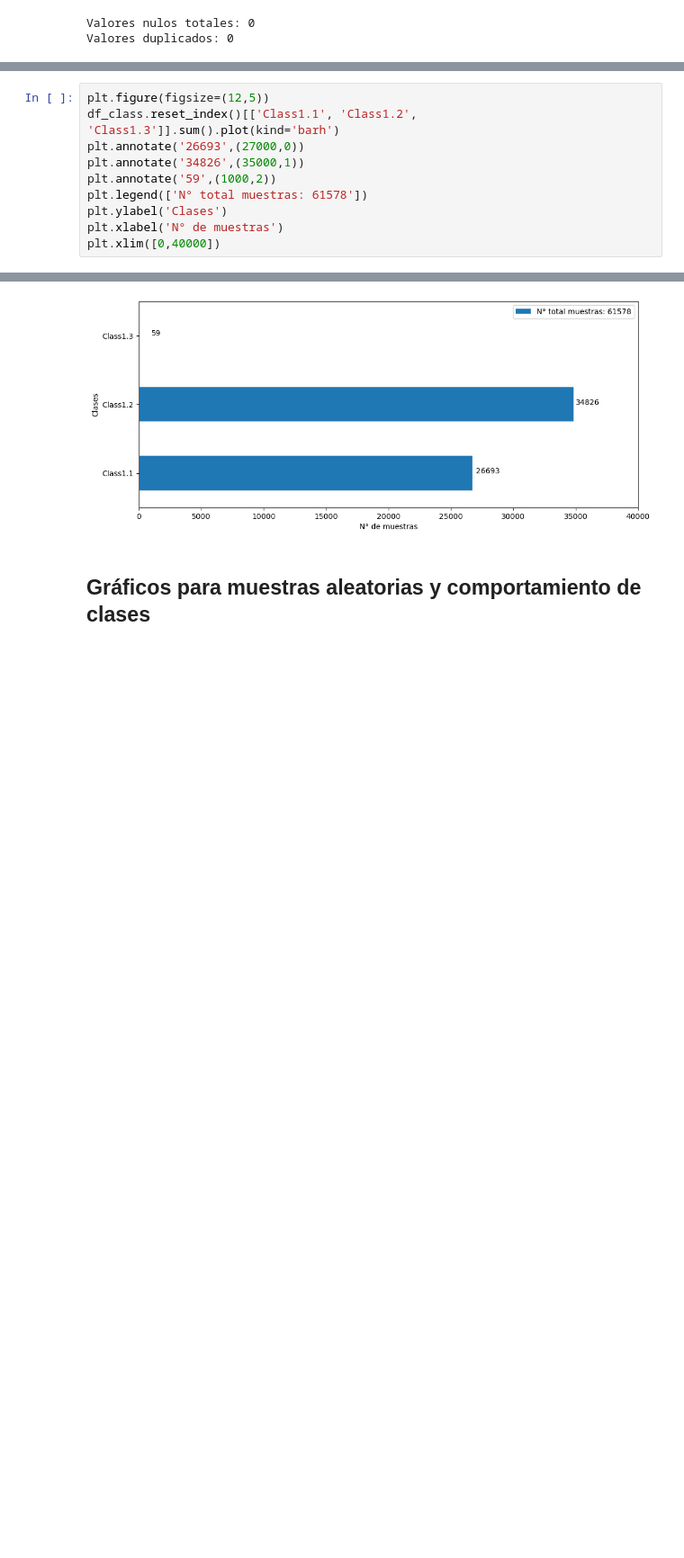
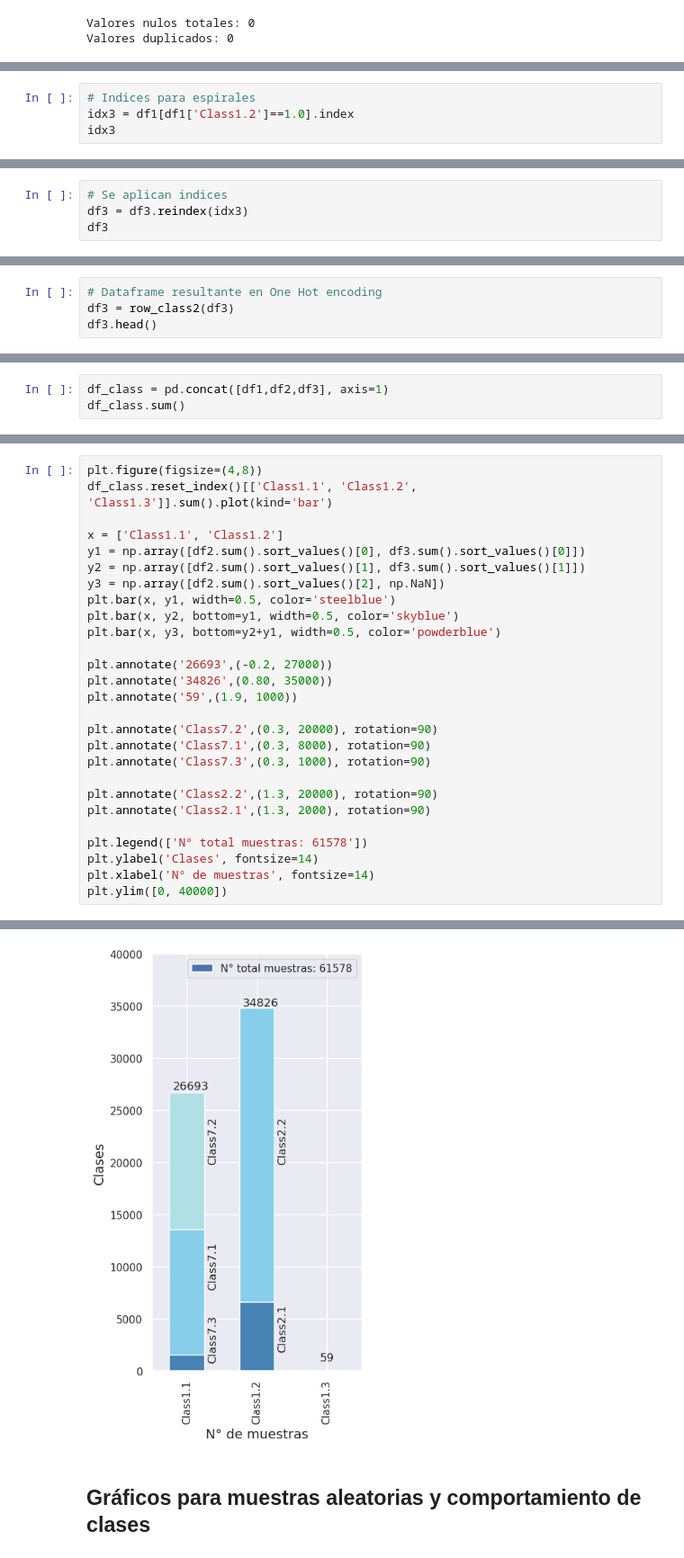
Before and after one commit to madyisus/Dinov2-finetuning-for-galaxy-classification, a Jupyter notebook: Emb2Class.ipynb, the cells around one changed output, grey strips where cells are left out. Shown at 90% size. Drawn from its saved outputs; the diff is of its cells as text; blank space fills up the shorter version.

```diff
--- a/Emb2Class.ipynb
+++ b/Emb2Class.ipynb
@@ -130,0 +214,4 @@ df_class.head()
+# %%
+# Indices para espirales
+idx3 = df1[df1['Class1.2']==1.0].index
+idx3
@@ -130,0 +225,4 @@ df_class.head()
+# %%
+# Se aplican indices
+df3 = df3.reindex(idx3)
+df3
@@ -130,0 +244,4 @@ df_class.head()
+# %%
+# Dataframe resultante en One Hot encoding
+df3 = row_class2(df3)
+df3.head()
@@ -138,0 +279,3 @@ dtype: float64
+# %%
+df_class = pd.concat([df1,df2,df3], axis=1)
+df_class.sum()
@@ -139,15 +292,32 @@ dtype: float64
 # %%
-plt.figure(figsize=(12,5))
-df_class.reset_index()[['Class1.1', 'Class1.2', 'Class1.3']].sum().plot(kind='barh')
-plt.annotate('26693',(27000,0))
-plt.annotate('34826',(35000,1))
-plt.annotate('59',(1000,2))
+plt.figure(figsize=(4,8))
+df_class.reset_index()[['Class1.1', 'Class1.2', 'Class1.3']].sum().plot(kind='bar')
+
+x = ['Class1.1', 'Class1.2']
+y1 = np.array([df2.sum().sort_values()[0], df3.sum().sort_values()[0]])
+y2 = np.array([df2.sum().sort_values()[1], df3.sum().sort_values()[1]])
+y3 = np.array([df2.sum().sort_values()[2], np.NaN])
+plt.bar(x, y1, width=0.5, color='steelblue')
+plt.bar(x, y2, bottom=y1, width=0.5, color='skyblue')
+plt.bar(x, y3, bottom=y2+y1, width=0.5, color='powderblue')
+
+plt.annotate('26693',(-0.2, 27000))
+plt.annotate('34826',(0.80, 35000))
+plt.annotate('59',(1.9, 1000))
+
+plt.annotate('Class7.2',(0.3, 20000), rotation=90)
+plt.annotate('Class7.1',(0.3, 8000), rotation=90)
+plt.annotate('Class7.3',(0.3, 1000), rotation=90)
+
+plt.annotate('Class2.2',(1.3, 20000), rotation=90)
+plt.annotate('Class2.1',(1.3, 2000), rotation=90)
+
 plt.legend(['N° total muestras: 61578'])
-plt.ylabel('Clases')
-plt.xlabel('N° de muestras')
-plt.xlim([0,40000])
+plt.ylabel('Clases', fontsize=14)
+plt.xlabel('N° de muestras', fontsize=14)
+plt.ylim([0, 40000])
 # %% [output]
 (0.0, 40000.0)
-[figure, old version]
+[figure, new version]
 # %% [markdown]
 ## Gráficos para muestras aleatorias y comportamiento de clases
```
Also changed, not shown: parts of 76 cells of this notebook.
